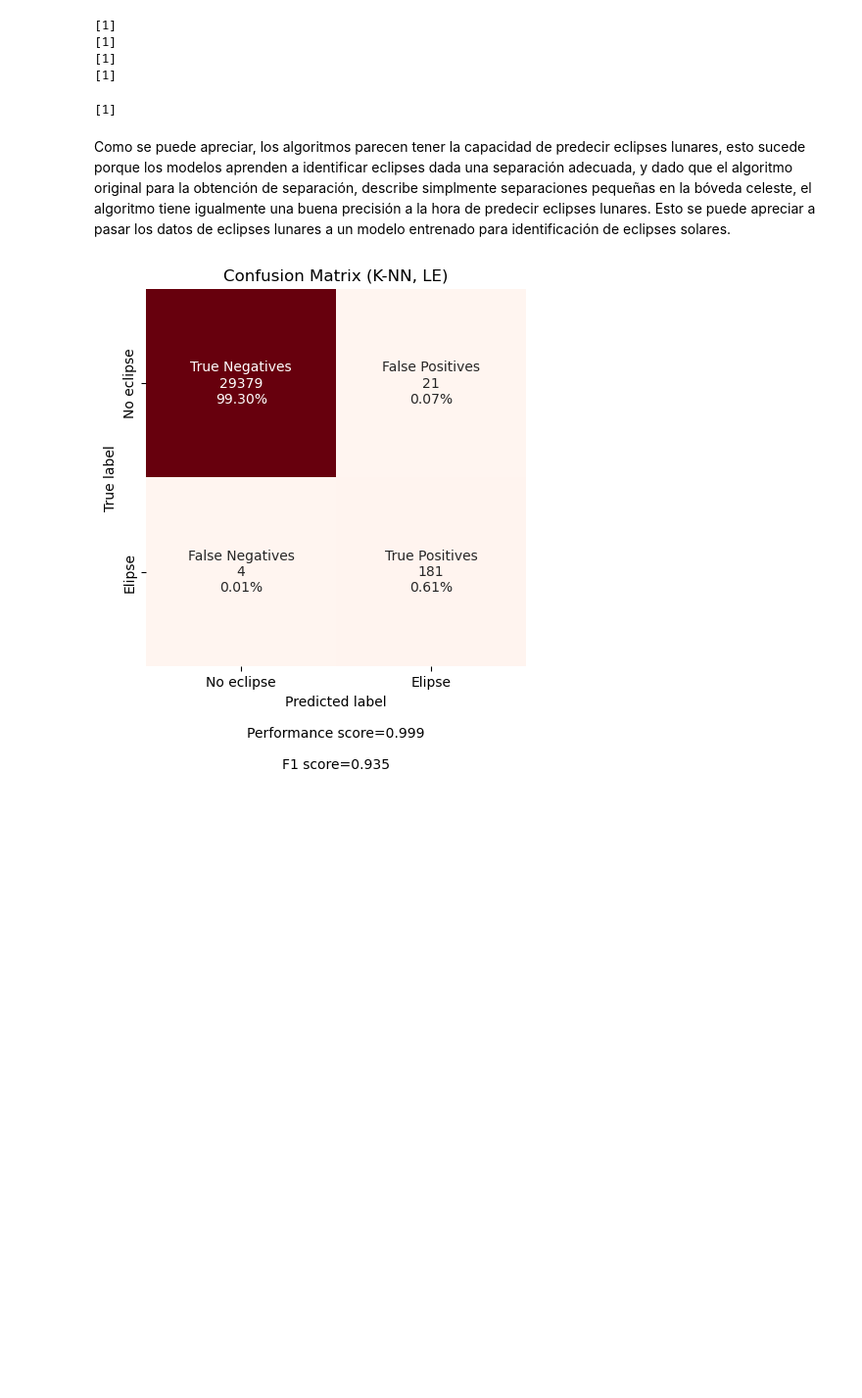
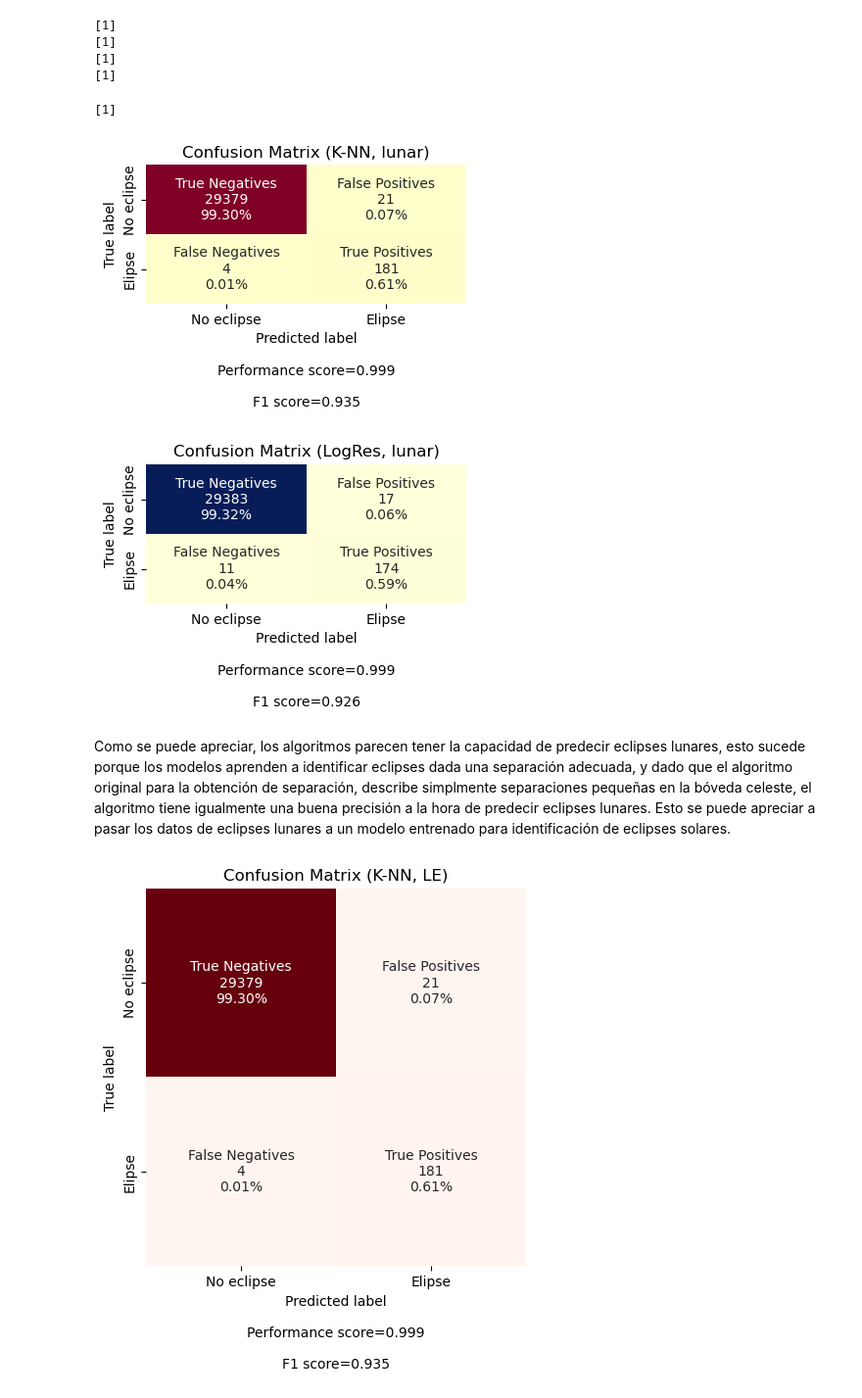
Before and after one commit to CosmeticMichu/Eclipse-Prediction-by-ML, a Jupyter notebook: SolarEclipses.ipynb, the cells around one changed output. Shown at 98% size. Drawn from its saved outputs; the diff is of its cells as text; code cells hidden in the pictures; blank space fills up the shorter version.

```diff
--- a/SolarEclipses.ipynb
+++ b/SolarEclipses.ipynb
@@ -221,6 +360,43 @@ date = '2023-05-05' # lunar
 print(knn_model.predict([[get_minimum_separation_lunar(date)]]))
 # %% [output]
 [1]
+# %%
+# predict with lunar
+testl = dfl[bias_pos:]
+test_labels_lunar = np.array(testl.pop('Is Eclipse'))
+testl.set_index('Date', inplace=True)
+# train, test = train.select_dtypes('number'), test.select_dtypes('number')
+# print(knn_model.predict(testl))
+
+# =======================================predictions with knn=============================================
+predictions_l = knn_model.predict(testl)
+# print(f'Model Accuracy: {rf_model.score(train, train_labels)}')
+accuracy_l = knn_model.score(testl, test_labels_lunar)
+# print(f'Model Accuracy: {accuracy_l}')
+# print(f'Precision: {precision_score(test_labels_lunar, predictions_l)}')
+# print(f'Recall: {recall_score(test_labels_lunar, predictions_l)}')
+f1_l = f1_score(test_labels_lunar, predictions_l)
+# print(f'F1 Score: {f1_mlp}')
+
+plot_cf_matrix(test_labels_lunar, predictions_l, accuracy_l, f1_l, label = 'K-NN, lunar', figsize = (4,3), cmap='YlOrRd')
+plt.tight_layout()
+plt.savefig('figures/knnlunar.pdf')
+
+# =======================================predictions with lr=============================================
+predictions_llr = logclas_model.predict(testl)
+accuracy_llr = logclas_model.score(testl, test_labels_lunar)
+# print(f'Model Accuracy: {accuracy_llr}')
+# print(f'Precision: {precision_score(test_labels_lunar, predictions_llr)}')
+# print(f'Recall: {recall_score(test_labels_lunar, predictions_llr)}')
+f1_llr = f1_score(test_labels_lunar, predictions_llr)
+# print(f'F1 Score: {f1_mlp}')
+
+plot_cf_matrix(test_labels_lunar, predictions_llr, accuracy_llr, f1_llr, label = 'LogRes, lunar', figsize = (4,3), cmap='YlGnBu')
+plt.tight_layout()
+plt.savefig('figures/lrlunar.pdf')
+# %% [output]
+[figure, added]
+[figure, added]
 # %% [markdown]
 Como se puede apreciar, los algoritmos parecen tener la capacidad de predecir eclipses lunares, esto sucede porque los modelos aprenden a identificar eclipses dada una separación adecuada, y dado que el algoritmo original para la obtención de separación, describe simplmente separaciones pequeñas en la bóveda celeste, el algoritmo tiene igualmente una buena precisión a la hora de predecir eclipses lunares. Esto se puede apreciar a pasar los datos de eclipses lunares a un modelo entrenado para identificación de eclipses solares.
 # %%
```
Also changed, not shown: parts of 11 cells of this notebook.
